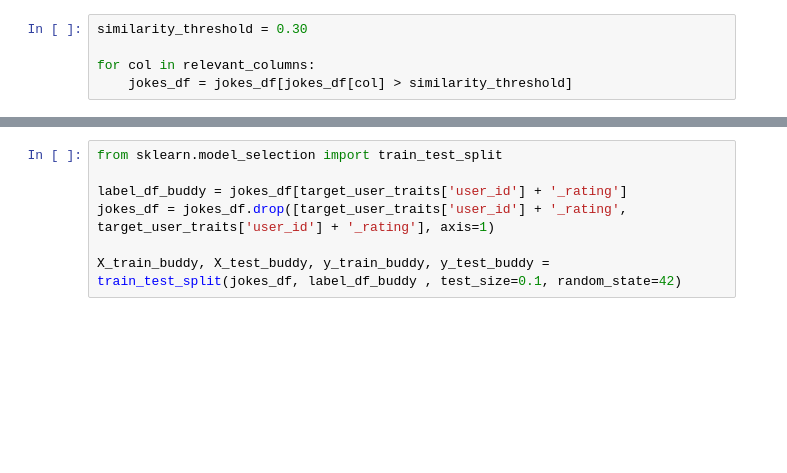
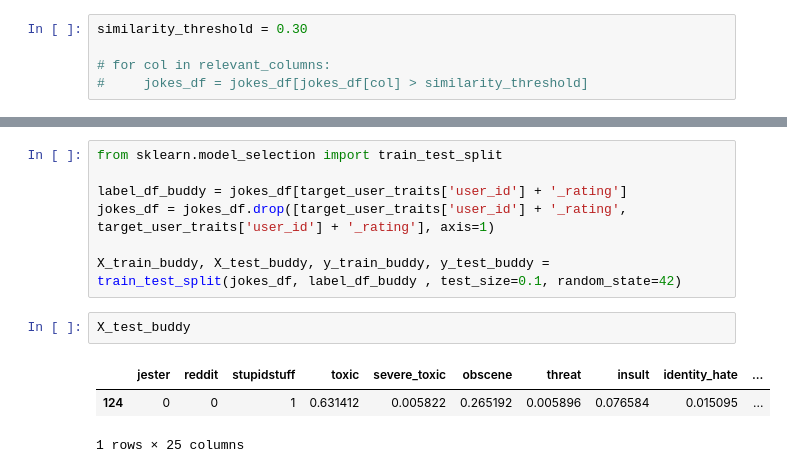
Before and after one commit to rishsanyal/comedian, a Jupyter notebook: final.ipynb, the cells around one changed output, grey strips where cells are left out. Cells and saved outputs as stored; diff of their text form; blank space fills up the shorter version.

```diff
--- a/final.ipynb
+++ b/final.ipynb
@@ -542,8 +543,8 @@ relevant_columns = list(relevant_columns)
 # %%
 similarity_threshold = 0.30
 
-for col in relevant_columns:
-    jokes_df = jokes_df[jokes_df[col] > similarity_threshold]
+# for col in relevant_columns:
+#     jokes_df = jokes_df[jokes_df[col] > similarity_threshold]
 # %%
 original_relevant_columns = [
     target_user_traits['user_id'] + '_rating',
@@ -591,6 +592,12 @@ label_df_buddy = jokes_df[target_user_traits['user_id'] + '_rating']
 jokes_df = jokes_df.drop([target_user_traits['user_id'] + '_rating', target_user_traits['user_id'] + '_rating'], axis=1)
 
 X_train_buddy, X_test_buddy, y_train_buddy, y_test_buddy = train_test_split(jokes_df, label_df_buddy , test_size=0.1, random_state=42)
+# %%
+X_test_buddy
+# %% [output]
+|  | jester | reddit | stupidstuff | toxic | severe_toxic | obscene | threat | insult | identity_hate | ... |
+| 124 | 0 | 0 | 1 | 0.631412 | 0.005822 | 0.265192 | 0.005896 | 0.076584 | 0.015095 | ... |
+1 rows × 25 columns
 # %%
 from sklearn.model_selection import GridSearchCV
 from sklearn.ensemble import RandomForestRegressor, RandomForestClassifier
```
Also changed, not shown: parts of 6 cells of this notebook.
